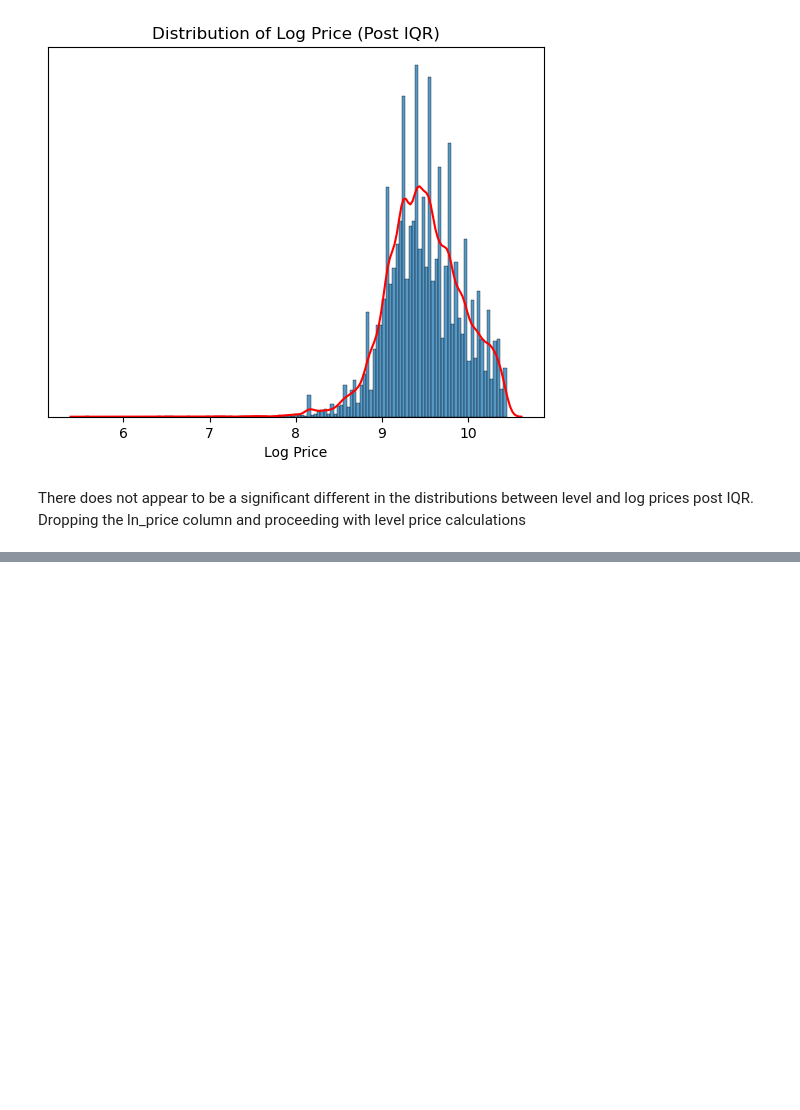
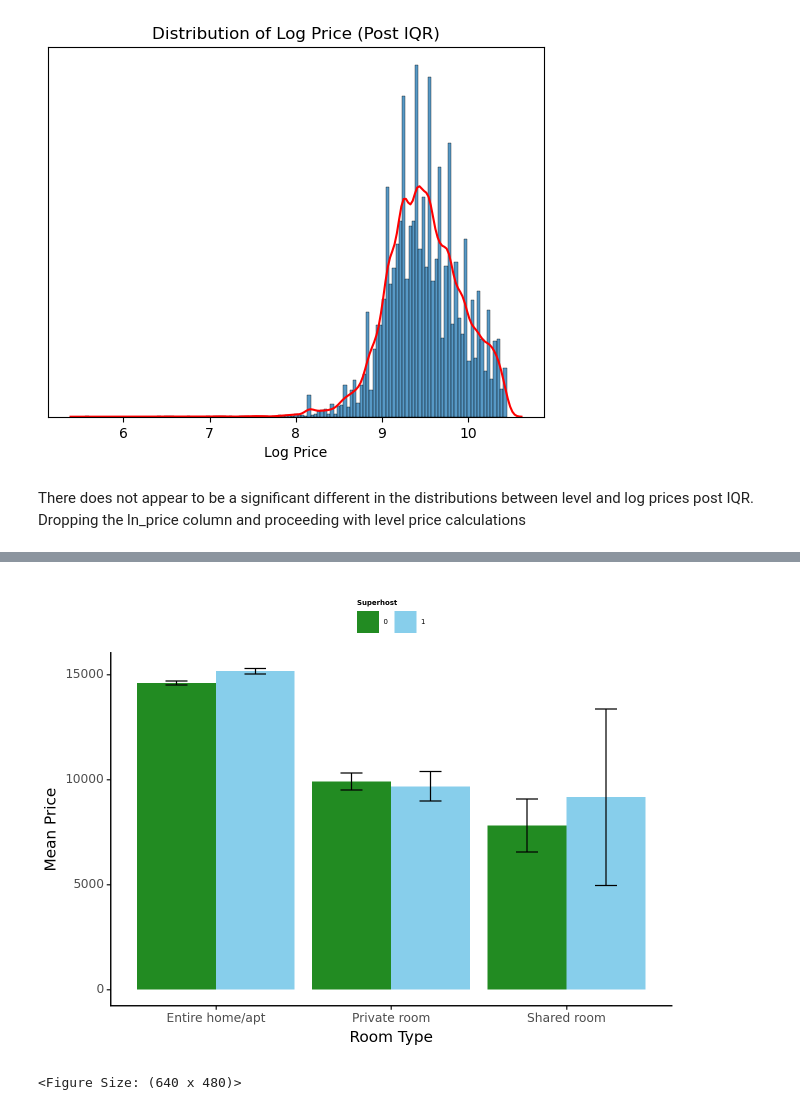
Before and after one commit to nxfern/DA3_Assignment_2, a Jupyter notebook: Assignment_2_NF.ipynb, the cells around one changed output, grey strips where cells are left out. Drawn from its saved outputs; the diff is of its cells as text; code cells hidden in the pictures; blank space fills up the shorter version.

```diff
--- a/Assignment_2_NF.ipynb
+++ b/Assignment_2_NF.ipynb
@@ -547,8 +562,8 @@ df['bathrooms'] = df.bathrooms.replace('30.0', np.nan)
 for accommodates, mean_baths in df.groupby('accommodates').bathrooms.mean().items():
     df.loc[(df.accommodates == accommodates) & df.bathrooms.isna(), 'bathrooms'] = float(round(mean_baths))
 # %%
-# Same issue for beds, imputing mean rounded values for beds per accommodates. First creating flag variable flag_beds for imputed values
-df['flag_beds'] = df.beds.isna().astype(int)
+# Same issue for beds, imputing mean rounded values for beds per accommodates. First creating flag variable f_beds for imputed values
+df['f_beds'] = df.beds.isna().astype(int)
 
 for accommodates, mean_beds in df.groupby('accommodates').beds.mean().items():
     df.loc[(df.accommodates == accommodates) & df.beds.isna(), 'beds'] = round(mean_beds)
@@ -879,0 +989,6 @@ df_iqr.drop('ln_price', axis=1, inplace=True)
+# %%
+# Plot of room_type and host_is_superhost
+price_diff_by_variables(df_iqr, 'c_room_type', 'n_host_is_superhost', 'Room Type', 'Superhost')
+# %% [output]
+[figure, added]
+<Figure Size: (640 x 480)>
```
Also changed, not shown: parts of 65 cells of this notebook.
